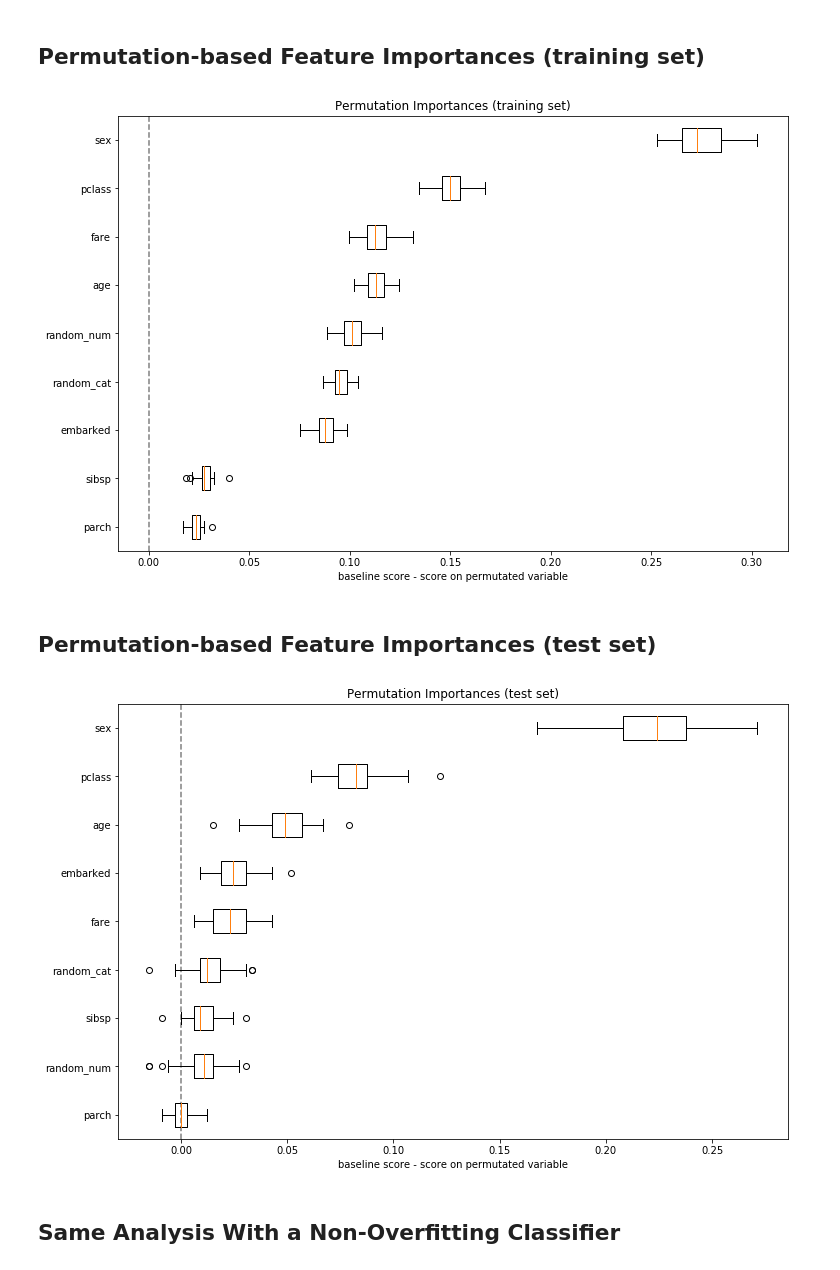
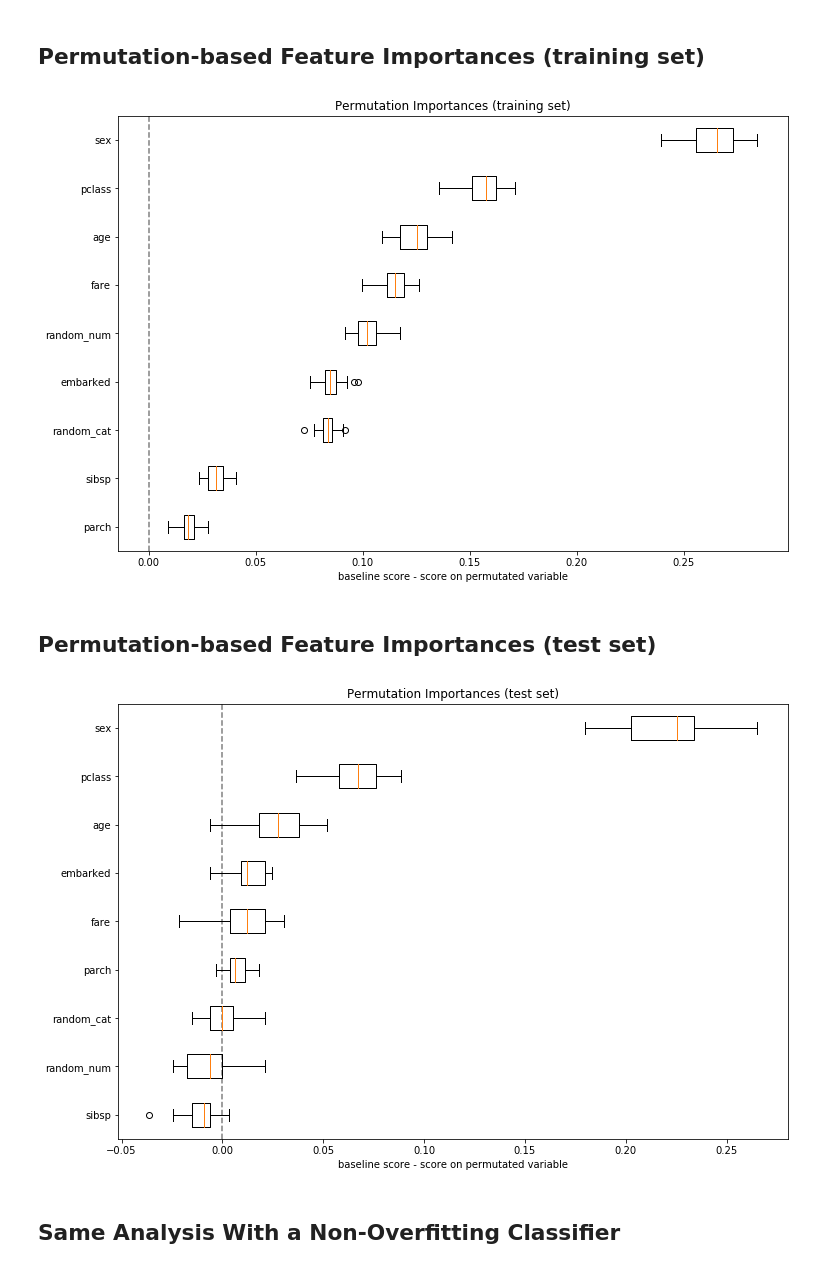
Before and after one commit to ogrisel/notebooks, a Jupyter notebook: Feature Importances.ipynb, the cells around one changed output. Cells and saved outputs as stored; diff of their text form; code cells hidden in the pictures.

```diff
--- a/Feature Importances.ipynb
+++ b/Feature Importances.ipynb
@@ -10,8 +10,9 @@ titanic_url = ('https://raw.githubusercontent.com/amueller/'
                'scipy-2017-sklearn/091d371/notebooks/datasets/titanic3.csv')
 titanic = pd.read_csv(titanic_url)
 # %%
-titanic['random_cat'] = np.random.randint(3, size=titanic.shape[0])
-titanic['random_num'] = np.random.randn(titanic.shape[0])
+rng = np.random.RandomState(42)
+titanic['random_cat'] = rng.randint(3, size=titanic.shape[0])
+titanic['random_num'] = rng.randn(titanic.shape[0])
 # %%
 titanic.describe()
 # %% [output]
@@ -129,7 +130,8 @@ ax.set_title("Random Forest Feature Importances");
 # %% [markdown]
 ## Permutation-based Feature Importances (training set)
 # %%
-permute_importance = permutation_importance(rf, X_train, y_train, n_rounds=30)
+permute_importance = permutation_importance(rf, X_train, y_train, n_rounds=30,
+                                            random_state=42)
 permute_importance_mean = np.mean(permute_importance, axis=-1)
 sorted_idx = permute_importance_mean.argsort()
 
@@ -140,22 +142,23 @@ ax.vlines(0, 0, X_test.shape[1] + 1, linestyles='dashed', alpha=0.5)
 ax.set_xlabel("baseline score - score on permutated variable")
 ax.set_title("Permutation Importances (training set)");
 # %% [output]
-[figure, old version]
+[figure, new version]
 # %% [markdown]
 ## Permutation-based Feature Importances (test set)
 # %%
-permute_importance = permutation_importance(rf, X_test, y_test, n_rounds=30)
+permute_importance = permutation_importance(rf, X_test, y_test, n_rounds=30,
+                                            random_state=42)
 permute_importance_mean = np.mean(permute_importance, axis=-1)
 sorted_idx = permute_importance_mean.argsort()
 
 _, ax = plt.subplots(figsize=(12, 8))
 ax.boxplot(permute_importance[sorted_idx].T,
            vert=False, labels=X_test.columns[sorted_idx])
 ax.vlines(0, 0, X_test.shape[1] + 1, linestyles='dashed', alpha=0.5)
 ax.set_xlabel("baseline score - score on permutated variable")
 ax.set_title("Permutation Importances (test set)");
 # %% [output]
-[figure, old version]
+[figure, new version]
 # %% [markdown]
 ## Same Analysis With a Non-Overfitting Classifier
 # %%
```
Also changed, not shown: parts of 8 cells of this notebook.
